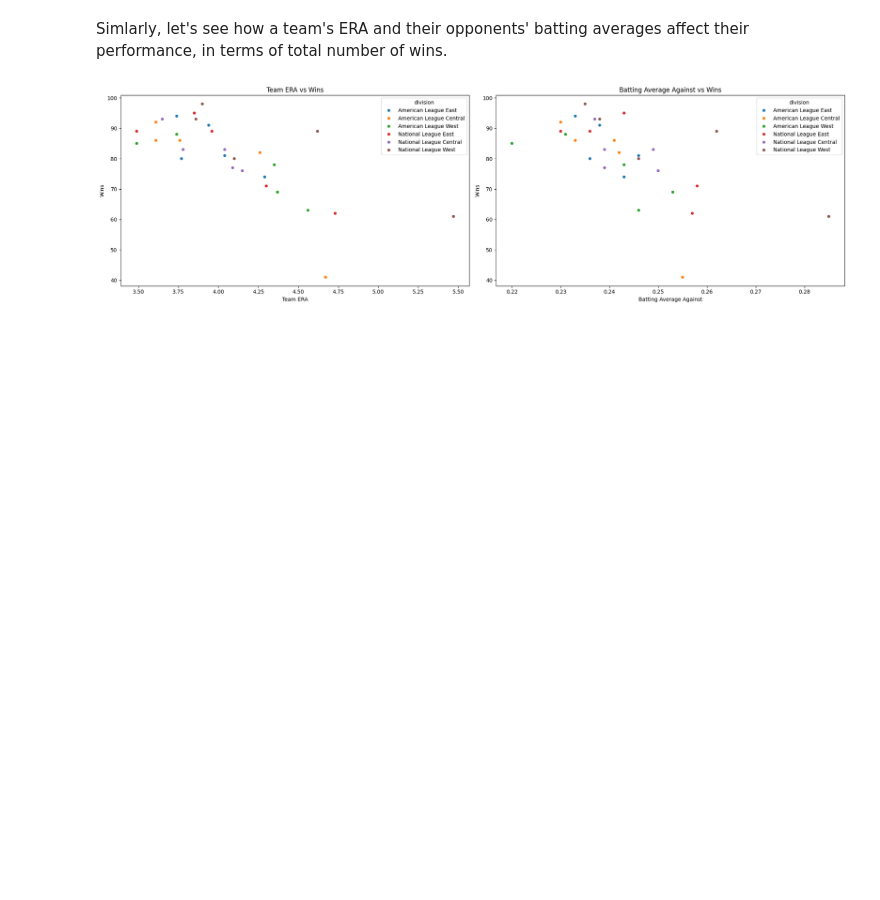
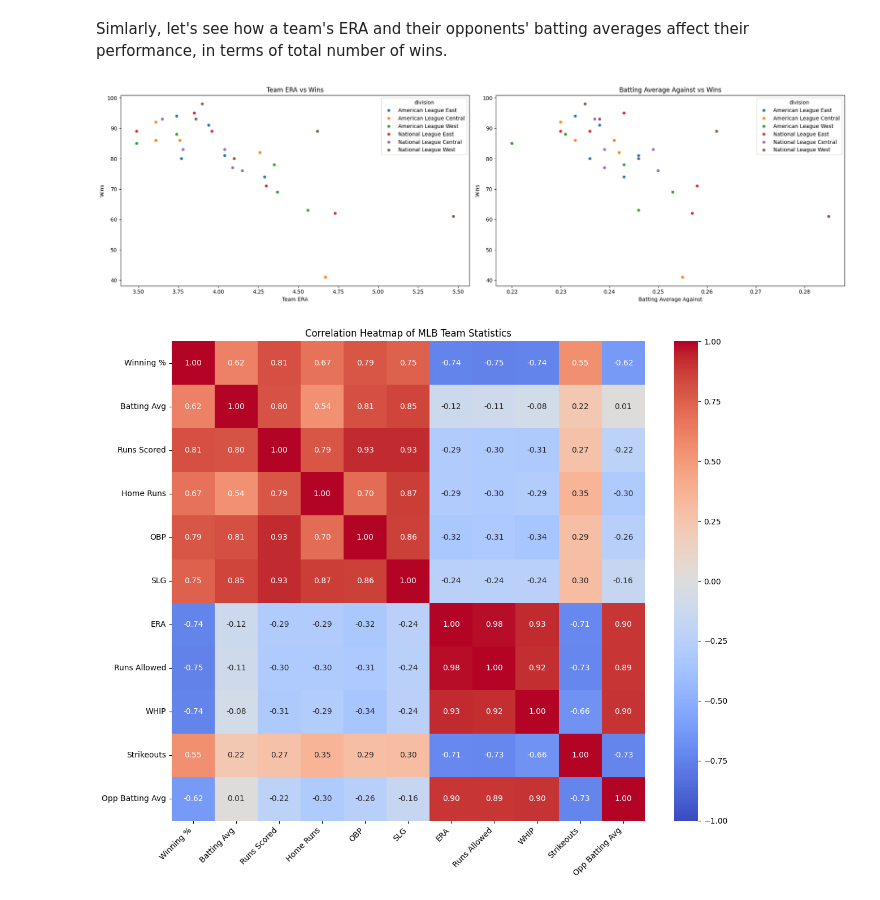
Before and after one commit to jbarkie/betbot, a Jupyter notebook: machine_learning/docs/notebooks/mlb-eda.ipynb, the cells around one changed output. Cells and saved outputs as stored; diff of their text form; code cells hidden in the pictures; blank space fills up the shorter version.

```diff
--- a/machine_learning/docs/notebooks/mlb-eda.ipynb
+++ b/machine_learning/docs/notebooks/mlb-eda.ipynb
@@ -135,3 +209,78 @@ plt.tight_layout()
 plt.show()
 # %% [output]
 [figure]
+# %%
+merged_stats = pd.merge(
+    merged_offensive,
+    merged_defensive,
+    on=['team_id'],
+    suffixes=('_offensive', '_defensive')
+)
+
+# Since winning_percentage is the same in both offensive and defensive stats
+# (they're from the same team), we can use either one
+stats_columns = [
+    'winning_percentage_offensive',
+    'team_batting_average',
+    'runs_scored',
+    'home_runs',
+    'on_base_percentage',
+    'slugging_percentage',
+    'team_era',
+    'runs_allowed',
+    'whip',
+    'strikeouts',
+    'avg_against'
+]
+
+# Verify columns exist
+existing_columns = [col for col in stats_columns if col in merged_stats.columns]
+missing_columns = [col for col in stats_columns if col not in merged_stats.columns]
+
+if missing_columns:
+    print("\nWarning: The following columns are missing from the merged DataFrame:")
+    print(missing_columns)
+    stats_columns = existing_columns
+
+# Create correlation matrix
+correlation_matrix = merged_stats[stats_columns].corr()
+
+# Rename the correlation matrix index/columns for better readability
+prettier_names = {
+    'winning_percentage_offensive': 'Winning %',
+    'team_batting_average': 'Batting Avg',
+    'runs_scored': 'Runs Scored',
+    'home_runs': 'Home Runs',
+    'on_base_percentage': 'OBP',
+    'slugging_percentage': 'SLG',
+    'team_era': 'ERA',
+    'runs_allowed': 'Runs Allowed',
+    'whip': 'WHIP',
+    'strikeouts': 'Strikeouts',
+    'avg_against': 'Opp Batting Avg'
+}
+
+correlation_matrix.index = [prettier_names.get(col, col) for col in correlation_matrix.index]
+correlation_matrix.columns = [prettier_names.get(col, col) for col in correlation_matrix.columns]
+
+# Visualize correlation matrix with improved labels
+plt.figure(figsize=(12, 10))
+sns.heatmap(correlation_matrix,
+            annot=True,
+            cmap='coolwarm',
+            vmin=-1,
+            vmax=1,
+            center=0,
+            fmt='.2f')
+plt.title('Correlation Heatmap of MLB Team Statistics')
+plt.xticks(rotation=45, ha='right')
+plt.yticks(rotation=0)
+plt.tight_layout()
+plt.show()
+
+print("\nSummary statistics for key metrics:")
+summary_stats = merged_stats[stats_columns].describe()
+summary_stats.columns = [prettier_names.get(col, col) for col in summary_stats.columns]
+print(summary_stats.round(3))
+# %% [output]
+[figure, added]
```
Also changed, not shown: parts of 3 cells of this notebook.
